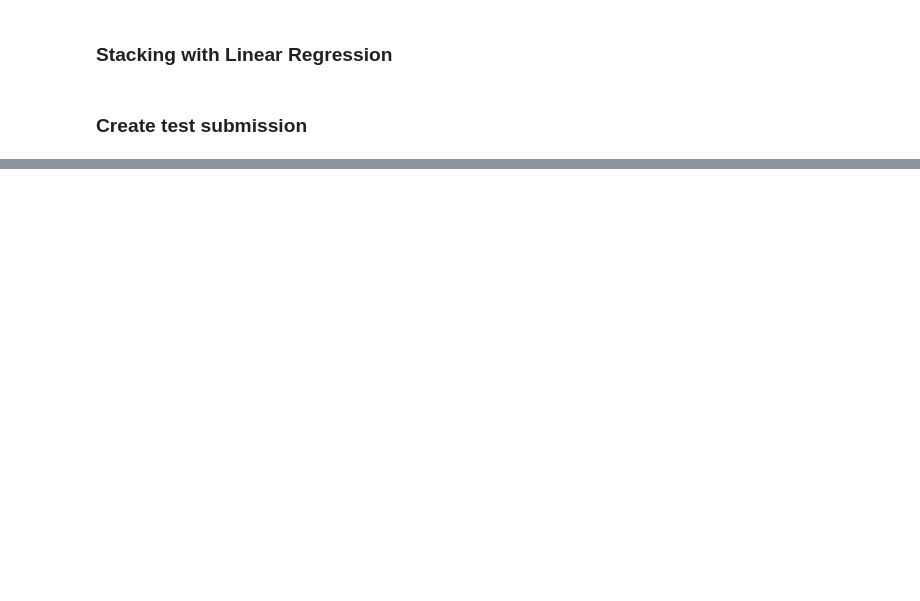
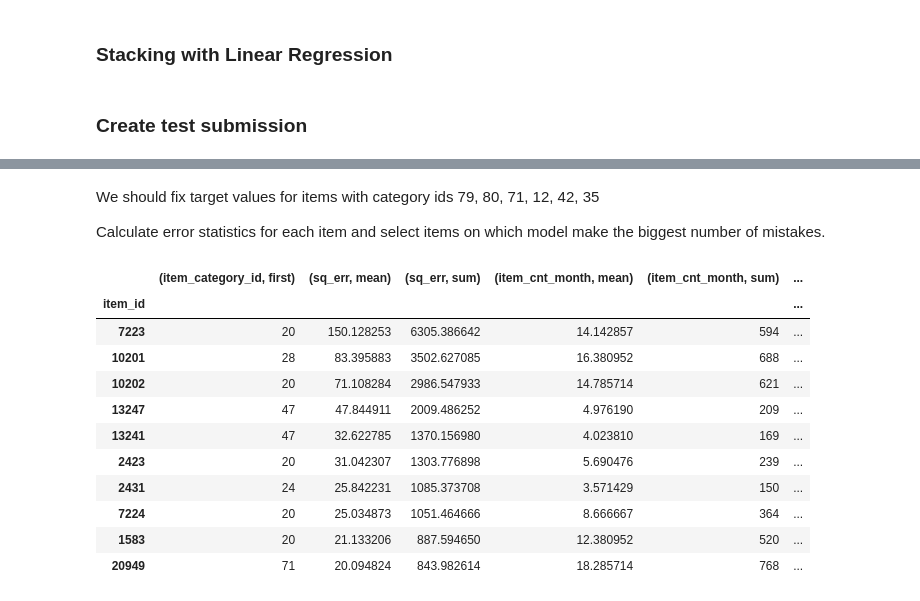
Before and after one commit to beatwad/predict_future_sales, a Jupyter notebook: top-1-predict-future-sales-features-lightgbm_old.ipynb, the cells around one changed output, grey strips where cells are left out. Saved outputs shown, nothing was run; the diff lists cells and outputs as text; code cells hidden in the pictures; blank space fills up the shorter version.

```diff
--- a/top-1-predict-future-sales-features-lightgbm_old.ipynb
+++ b/top-1-predict-future-sales-features-lightgbm_old.ipynb
@@ -1752,0 +1954,29 @@ submission.head(10)
+# %% [markdown]
+We should fix target values for items with category ids 79, 80, 71, 12, 42, 35
+
+Calculate error statistics for each item and select items on which model make the biggest number of mistakes.
+# %%
+matrix_gr = matrix[matrix.date_block_num == 33].groupby('item_id').agg({'item_category_id': 'first',
+                                                                       'sq_err': ['mean', 'sum'],
+                                                                       'item_cnt_month': ['mean', 'sum'],
+                                                                       'item_cnt_month_preds': ['mean', 'sum']})
+matrix_gr['sq_err_mean/item_cnt_month_sum'] = matrix_gr[('sq_err', 'mean')]/matrix_gr[('item_cnt_month', 'sum')]
+matrix_gr['mean_diff'] = np.abs(matrix_gr[('item_cnt_month', 'mean')] - matrix_gr[('item_cnt_month_preds', 'mean')])
+matrix_gr = matrix_gr.join(items[['item_id', 'item_name']], on='item_id')
+# matrix_gr = matrix_gr[matrix_gr[('item_cnt_month', 'sum')] > 300]
+# err_indexes = matrix_gr.sort_values(('sq_err', 'mean'), ascending=False).head(20).index
+matrix_gr[(matrix_gr[('sq_err', 'mean')] > 5) &
+          (matrix_gr.item_id.isin(test.item_id.unique()))].sort_values(('sq_err', 'mean'), ascending=False).head(10)
+# %% [output]
+|  | (item_category_id, first) | (sq_err, mean) | (sq_err, sum) | (item_cnt_month, mean) | (item_cnt_month, sum) | ... |
+| item_id |  |  |  |  |  | ... |
+| 7223 | 20 | 150.128253 | 6305.386642 | 14.142857 | 594 | ... |
+| 10201 | 28 | 83.395883 | 3502.627085 | 16.380952 | 688 | ... |
+| 10202 | 20 | 71.108284 | 2986.547933 | 14.785714 | 621 | ... |
+| 13247 | 47 | 47.844911 | 2009.486252 | 4.976190 | 209 | ... |
+| 13241 | 47 | 32.622785 | 1370.156980 | 4.023810 | 169 | ... |
+| 2423 | 20 | 31.042307 | 1303.776898 | 5.690476 | 239 | ... |
+| 2431 | 24 | 25.842231 | 1085.373708 | 3.571429 | 150 | ... |
+| 7224 | 20 | 25.034873 | 1051.464666 | 8.666667 | 364 | ... |
+| 1583 | 20 | 21.133206 | 887.594650 | 12.380952 | 520 | ... |
+| 20949 | 71 | 20.094824 | 843.982614 | 18.285714 | 768 | ... |
```
Also changed, not shown: parts of 26 cells of this notebook, 3 other files.
